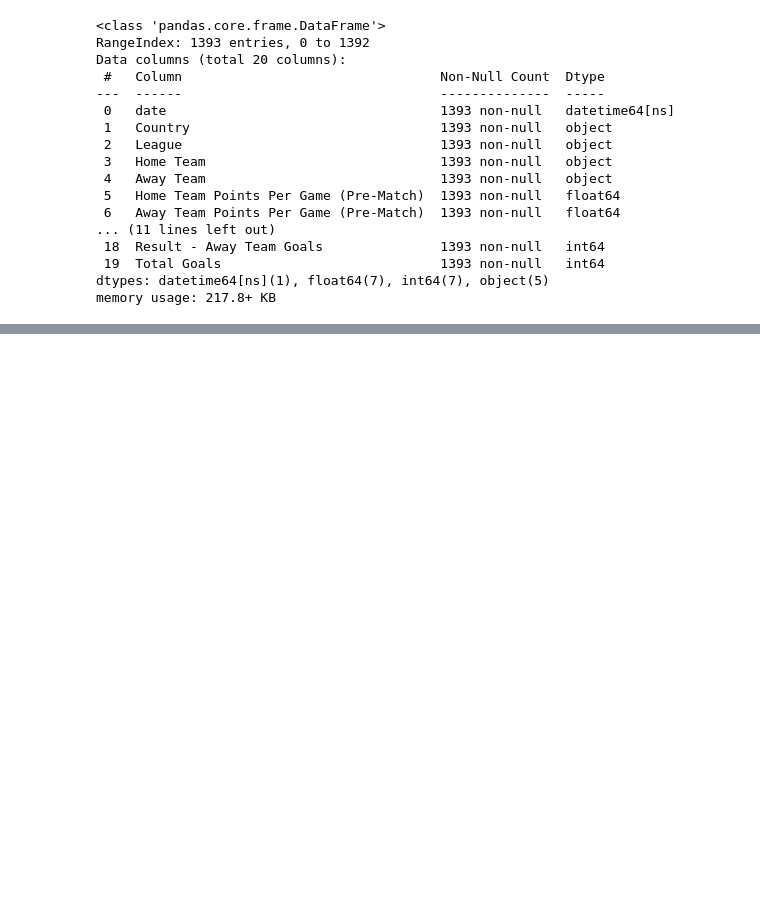
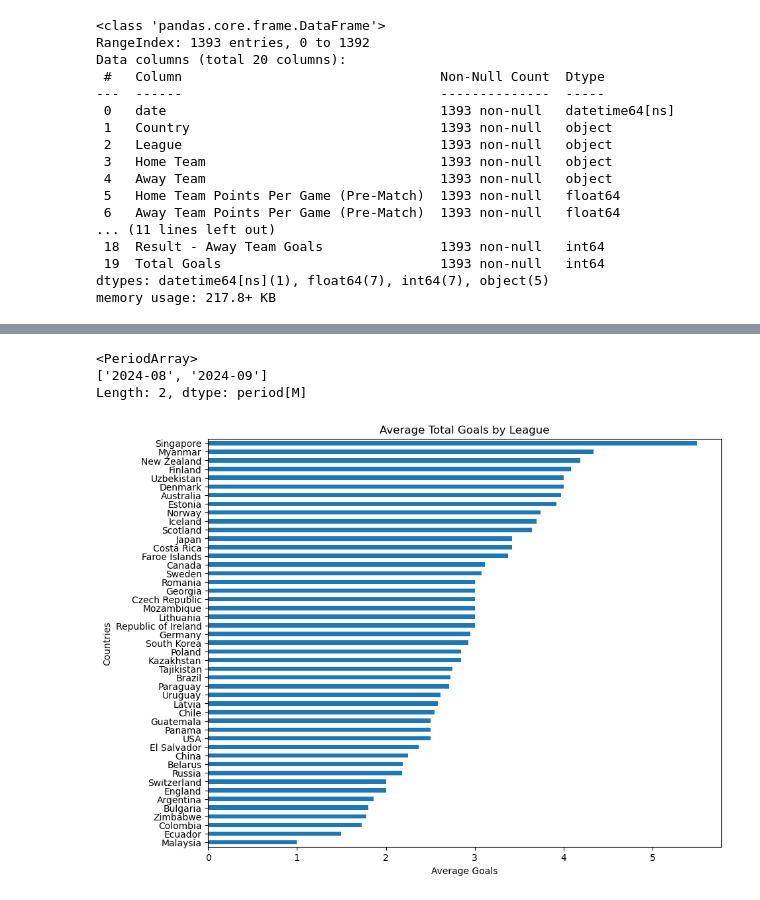
Before and after one commit to MarwaBrian/cel_proj, a Jupyter notebook: winnings.ipynb, the cells around one changed output, grey strips where cells are left out. Saved outputs shown, nothing was run; the diff lists cells and outputs as text; code cells hidden in the pictures; blank space fills up the shorter version.

```diff
--- a/winnings.ipynb
+++ b/winnings.ipynb
@@ -257,0 +286,15 @@ plt.show()
+# %%
+df['month_year'].unique()
+# %% [output]
+<PeriodArray>
+['2024-08', '2024-09']
+Length: 2, dtype: period[M]
+# %%
+#average goals by country
+df.groupby('Country')['Total Goals'].mean().sort_values().plot(kind='barh', figsize=(10, 8))
+plt.title('Average Total Goals by League')
+plt.xlabel('Average Goals')
+plt.ylabel('Countries')
+plt.show()
+# %% [output]
+[figure, added]
```
Also changed, not shown: parts of 7 cells of this notebook.
